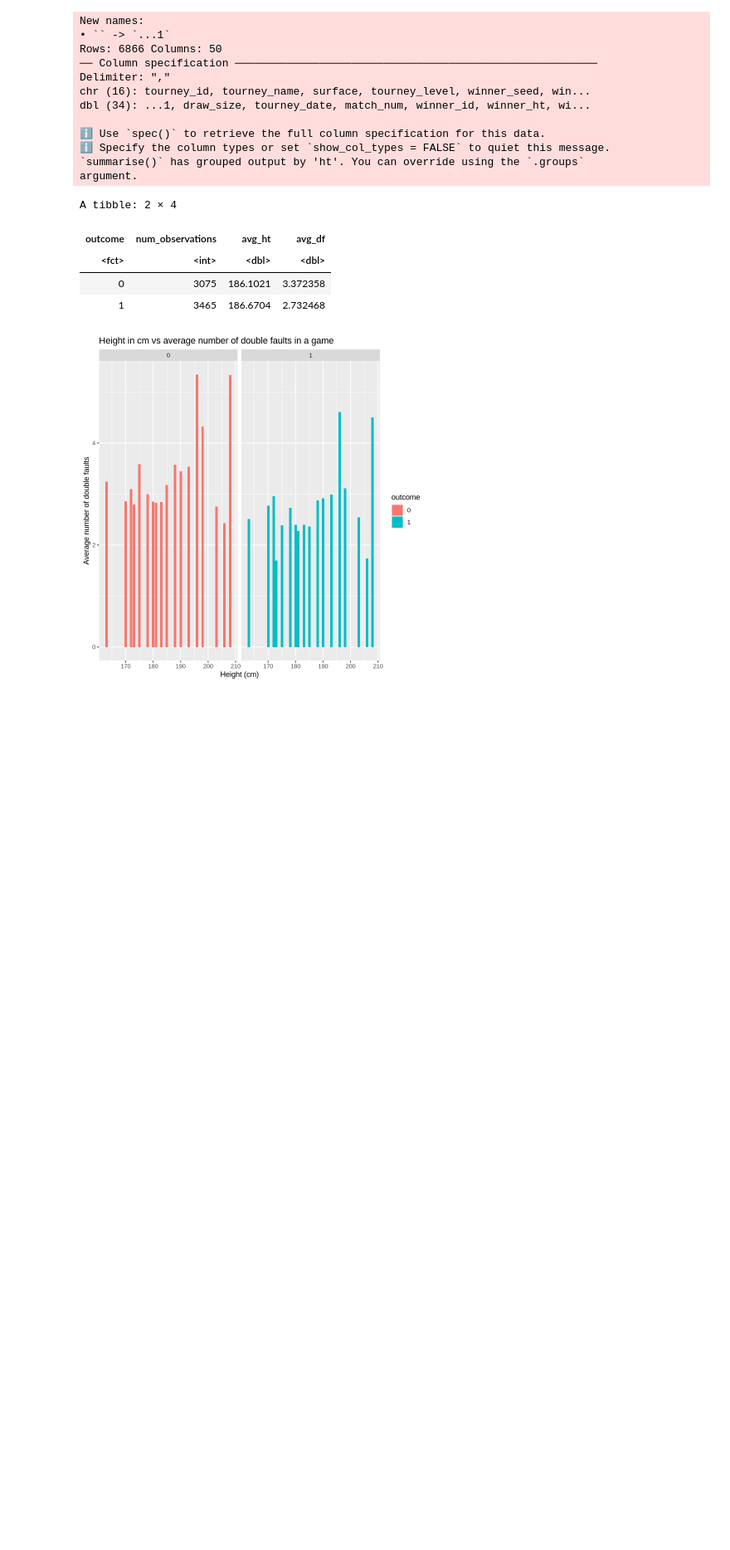
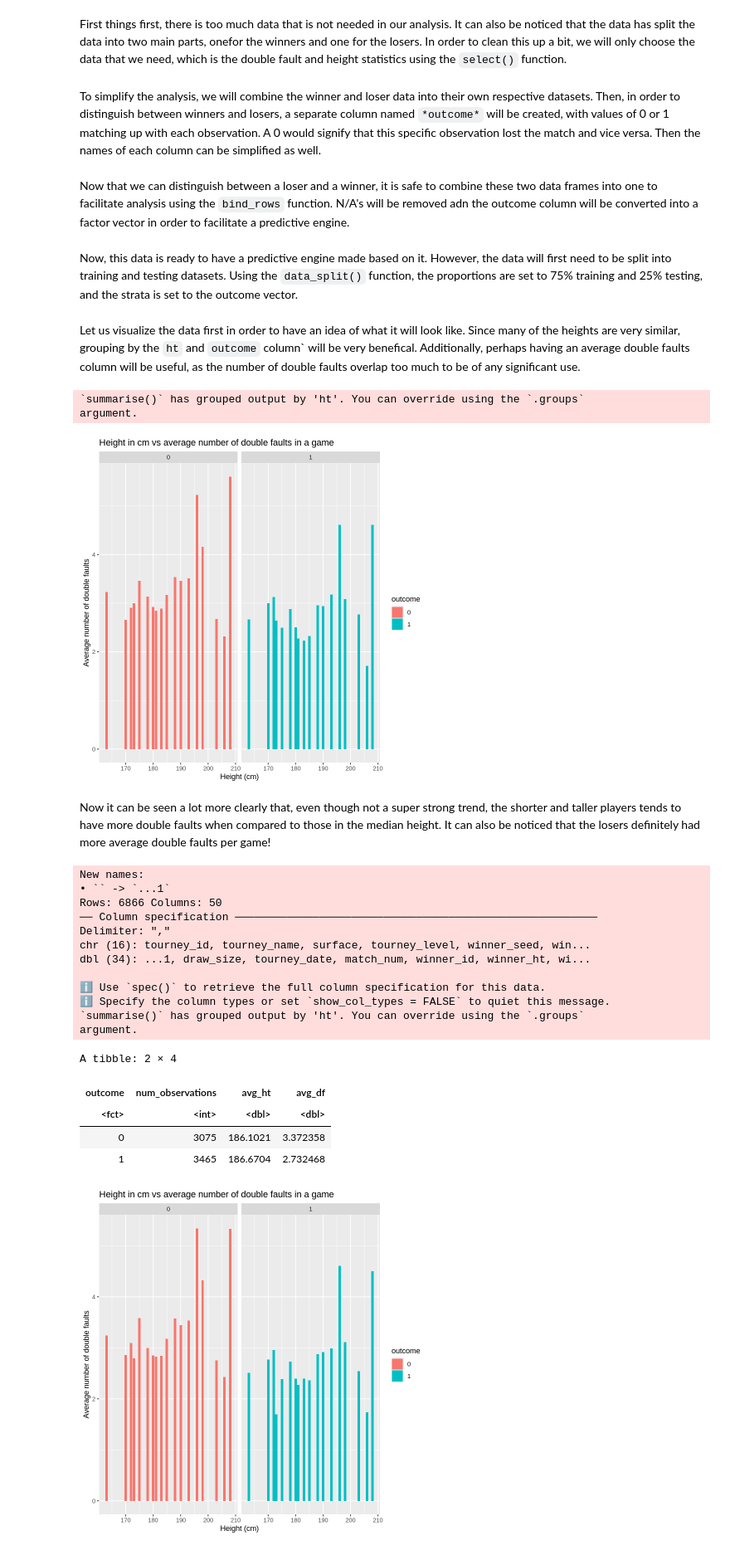
Before and after one commit to Stev-hu/Dsci-100-group-project, a Jupyter notebook: Untitled.ipynb, the cells around one changed output. Shown at 83% size. Drawn from its saved outputs; the diff is of its cells as text; code cells hidden in the pictures; blank space fills up the shorter version.

```diff
--- a/Untitled.ipynb
+++ b/Untitled.ipynb
@@ -27 +52,39 @@ download.file(url, "tennis_data.csv")
+# %% [markdown]
+First things first, there is too much data that is not needed in our analysis. It can also be noticed that the data has split the data into two main parts, onefor the winners and one for the losers. In order to clean this up a bit, we will only choose the data that we need, which is the double fault and height statistics using the `select()` function.
+# %%
+tennis_height_df<- select(tennis_data, winner_ht, loser_ht, w_df, l_df)
+# %% [markdown]
+To simplify the analysis, we will combine the winner and loser data into their own respective datasets. Then, in order to distinguish between winners and losers, a separate column named `*outcome*` will be created, with values of 0 or 1 matching up with each observation. A 0 would signify that this specific observation lost the match and vice versa. Then the names of each column can be simplified as well.
+# %%
+winner_data <- tennis_height_df |> select(winner_ht, w_df)
+winner_data$outcome <- c(1:1)
+loser_data <- tennis_height_df |> select(loser_ht, l_df)
+loser_data$outcome <- c(0:0)
+names(winner_data) <- c("ht", "df", "outcome")
+names(loser_data) <- c("ht", "df", "outcome")
+# %% [markdown]
+Now that we can distinguish between a loser and a winner, it is safe to combine these two data frames into one to facilitate analysis using the `bind_rows` function. N/A's will be removed adn the outcome column will be converted into a factor vector in order to facilitate a predictive engine.
+# %%
+data <- bind_rows(winner_data, loser_data)
+data_omit <- data |> na.omit()
+data_omit$outcome <- as_factor(data_omit$outcome)
+# %% [markdown]
+Now, this data is ready to have a predictive engine made based on it. However, the data will first need to be split into training and testing datasets. Using the `data_split()` function, the proportions are set to 75% training and 25% testing, and the strata is set to the outcome vector.
+# %%
+data_split <- initial_split(data_omit, prop = 0.75, strata = outcome)
+data_train <- training(data_split)
+data_test <- testing(data_split)
+# %% [markdown]
+Let us visualize the data first in order to have an idea of what it will look like. Since many of the heights are very similar, grouping by the `ht` and `outcome` column` will be very benefical. Additionally, perhaps having an average double faults column will be useful, as the number of double faults overlap too much to be of any significant use.
+# %%
+summary_data_train <- data_train |> group_by(ht, outcome) |> summarise(avg_df = mean(df))
+summary_graph <- summary_data_train |>  ggplot(aes(x = ht, y = avg_df, fill = outcome)) + geom_bar(stat = "identity") + facet_grid(. ~ outcome) + xlab("Height (cm)") + ylab("Average number of double faults") +
+ggtitle("Height in cm vs average number of double faults in a game")
+summary_graph
+# %% [output]
+`summarise()` has grouped output by 'ht'. You can override using the `.groups`
+argument.
+[figure, added]
+# %% [markdown]
+Now it can be seen a lot more clearly that, even though not a super strong trend, the shorter and taller players tends to have more double faults when compared to those in the median height. It can also be noticed that the losers definitely had more average double faults per game!
 # %%
```
Also changed, not shown: parts of 13 cells of this notebook.
